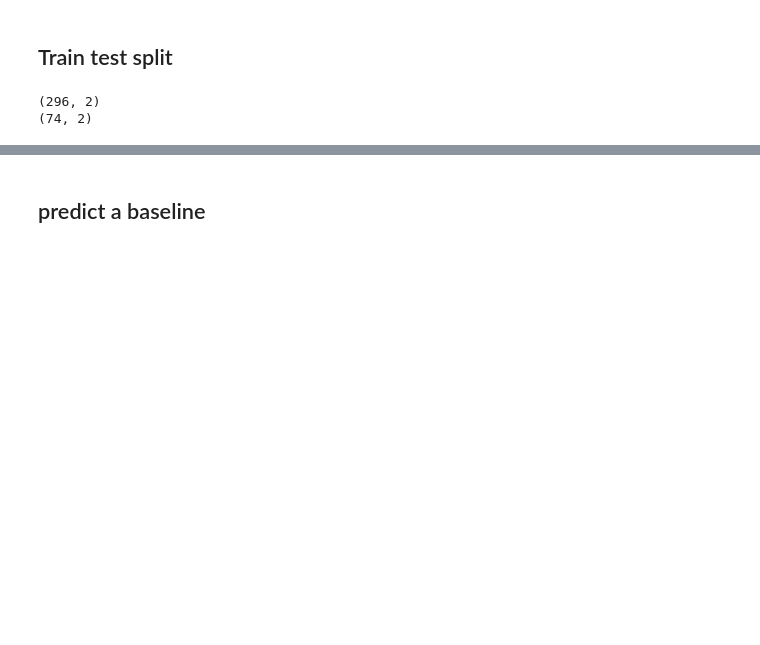
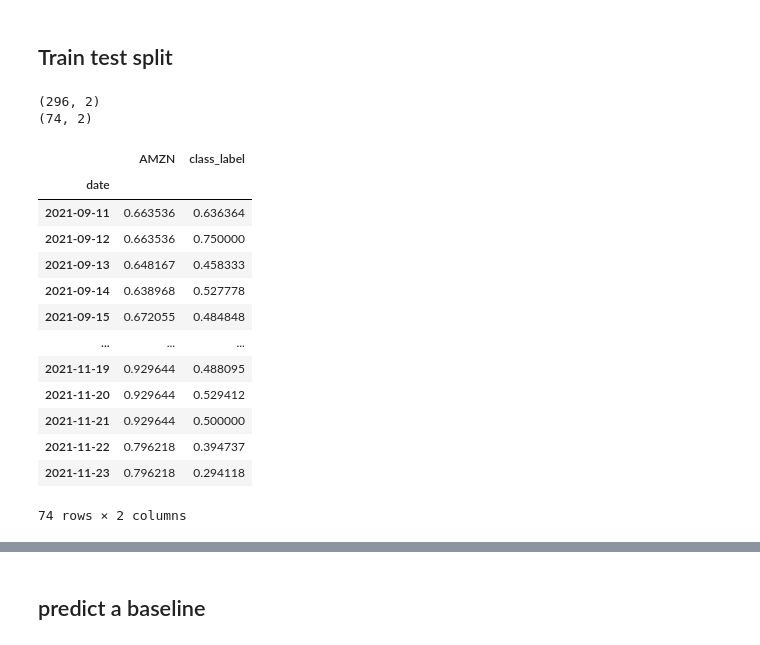
Before and after one commit to FrCloers/stock_news_pred, a Jupyter notebook: notebooks/LSTM_Model_2_features_stock_news_claudia.ipynb, the cells around one changed output, grey strips where cells are left out. Drawn from its saved outputs; the diff is of its cells as text; code cells hidden in the pictures; blank space fills up the shorter version.

```diff
--- a/notebooks/LSTM_Model_2_features_stock_news_claudia.ipynb
+++ b/notebooks/LSTM_Model_2_features_stock_news_claudia.ipynb
@@ -297,6 +304,23 @@ print(df_test.shape)
 # %% [output]
 (296, 2)
 (74, 2)
+# %%
+df_test
+# %% [output]
+|  | AMZN | class_label |
+| date |  |  |
+| 2021-09-11 | 0.663536 | 0.636364 |
+| 2021-09-12 | 0.663536 | 0.750000 |
+| 2021-09-13 | 0.648167 | 0.458333 |
+| 2021-09-14 | 0.638968 | 0.527778 |
+| 2021-09-15 | 0.672055 | 0.484848 |
+| ... | ... | ... |
+| 2021-11-19 | 0.929644 | 0.488095 |
+| 2021-11-20 | 0.929644 | 0.529412 |
+| 2021-11-21 | 0.929644 | 0.500000 |
+| 2021-11-22 | 0.796218 | 0.394737 |
+| 2021-11-23 | 0.796218 | 0.294118 |
+74 rows × 2 columns
 # %%
 X_train, y_train = get_X_y(df_train, 12, 30) # 12 sequences of a length of 30 days
 X_test, y_test = get_X_y(df_test, 12, 30) # 12 sequences of a length of 30 days
```
Also changed, not shown: parts of 23 cells of this notebook, 2 other files.
